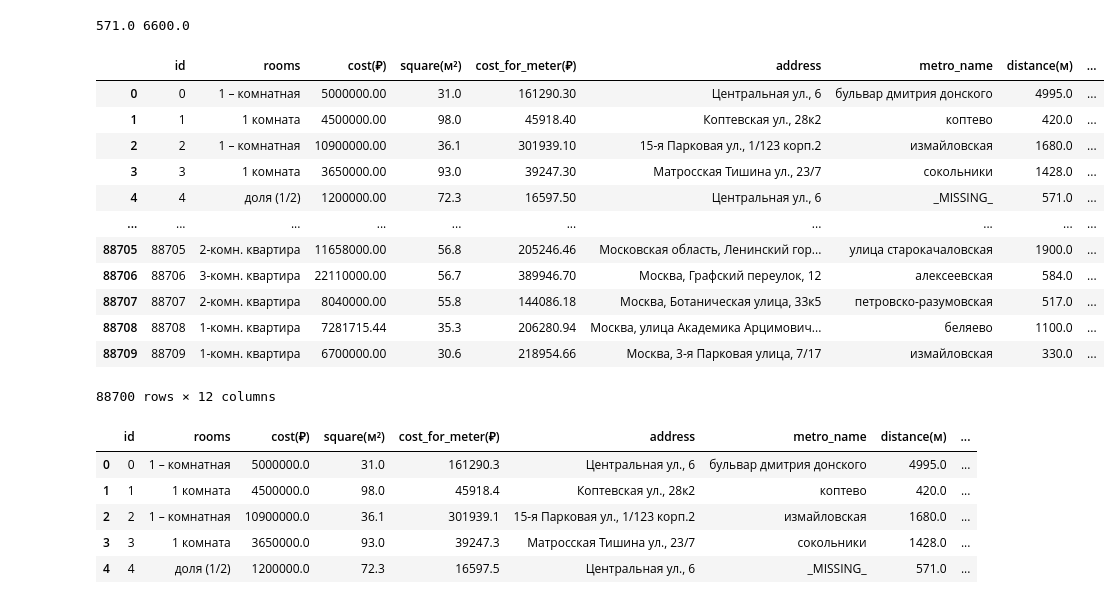
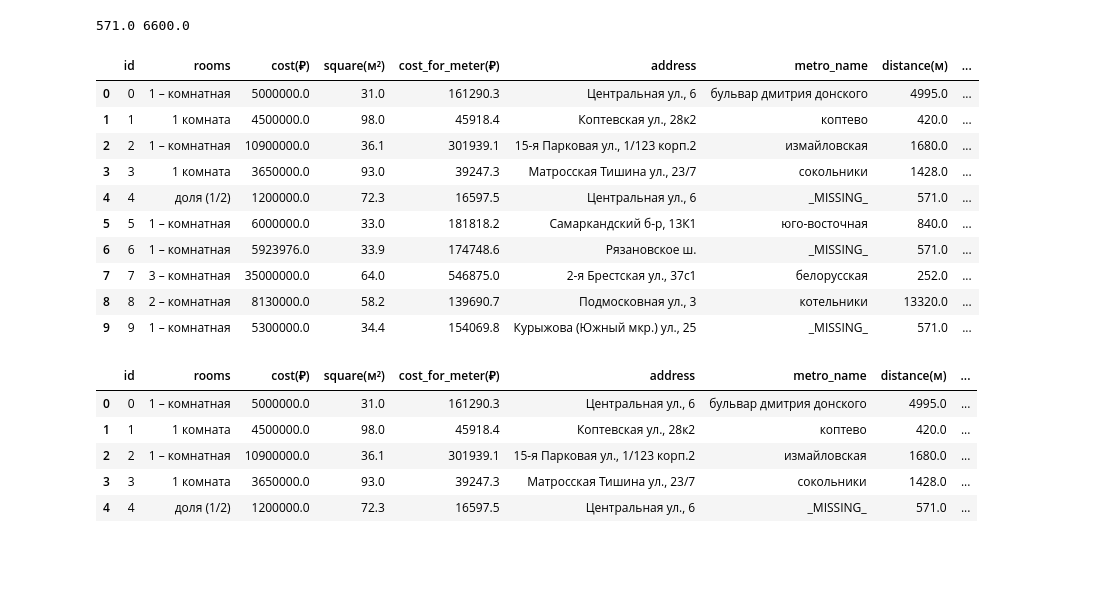
Before and after one commit to Gabuchev/Apartments-in-Moscow---The-simplest-recommendation-system, a Jupyter notebook: Rec.Sys.ipynb, the cells around one changed output. Saved outputs shown, nothing was run; the diff lists cells and outputs as text; code cells hidden in the pictures; blank space fills up the shorter version.

```diff
--- a/Rec.Sys.ipynb
+++ b/Rec.Sys.ipynb
@@ -479,21 +479,19 @@ print (mean_distance, mean_center_distance )
 df["distance(м)"]=df['distance(м)'].mask(df['distance(м)'] == 0,mean_distance)
 df["center_distance/m"]=df["center_distance/m"].mask(df["center_distance/m"] == 0,mean_center_distance)
 # %%
-df.head(-5)
+df.head(10)
 # %% [output]
 |  | id | rooms | cost(₽) | square(м²) | cost_for_meter(₽) | address | metro_name | distance(м) | ... |
-| 0 | 0 | 1 – комнатная | 5000000.00 | 31.0 | 161290.30 | Центральная ул., 6 | бульвар дмитрия донского | 4995.0 | ... |
-| 1 | 1 | 1 комната | 4500000.00 | 98.0 | 45918.40 | Коптевская ул., 28к2 | коптево | 420.0 | ... |
-| 2 | 2 | 1 – комнатная | 10900000.00 | 36.1 | 301939.10 | 15-я Парковая ул., 1/123 корп.2 | измайловская | 1680.0 | ... |
-| 3 | 3 | 1 комната | 3650000.00 | 93.0 | 39247.30 | Матросская Тишина ул., 23/7 | сокольники | 1428.0 | ... |
-| 4 | 4 | доля (1/2) | 1200000.00 | 72.3 | 16597.50 | Центральная ул., 6 | _MISSING_ | 571.0 | ... |
-| ... | ... | ... | ... | ... | ... | ... | ... | ... | ... |
-| 88705 | 88705 | 2-комн. квартира | 11658000.00 | 56.8 | 205246.46 | Московская область, Ленинский гор... | улица старокачаловская | 1900.0 | ... |
-| 88706 | 88706 | 3-комн. квартира | 22110000.00 | 56.7 | 389946.70 | Москва, Графский переулок, 12 | алексеевская | 584.0 | ... |
-| 88707 | 88707 | 2-комн. квартира | 8040000.00 | 55.8 | 144086.18 | Москва, Ботаническая улица, 33к5 | петровско-разумовская | 517.0 | ... |
-| 88708 | 88708 | 1-комн. квартира | 7281715.44 | 35.3 | 206280.94 | Москва, улица Академика Арцимович... | беляево | 1100.0 | ... |
-| 88709 | 88709 | 1-комн. квартира | 6700000.00 | 30.6 | 218954.66 | Москва, 3-я Парковая улица, 7/17 | измайловская | 330.0 | ... |
+| 0 | 0 | 1 – комнатная | 5000000.0 | 31.0 | 161290.3 | Центральная ул., 6 | бульвар дмитрия донского | 4995.0 | ... |
+| 1 | 1 | 1 комната | 4500000.0 | 98.0 | 45918.4 | Коптевская ул., 28к2 | коптево | 420.0 | ... |
+| 2 | 2 | 1 – комнатная | 10900000.0 | 36.1 | 301939.1 | 15-я Парковая ул., 1/123 корп.2 | измайловская | 1680.0 | ... |
+| 3 | 3 | 1 комната | 3650000.0 | 93.0 | 39247.3 | Матросская Тишина ул., 23/7 | сокольники | 1428.0 | ... |
+| 4 | 4 | доля (1/2) | 1200000.0 | 72.3 | 16597.5 | Центральная ул., 6 | _MISSING_ | 571.0 | ... |
+| 5 | 5 | 1 – комнатная | 6000000.0 | 33.0 | 181818.2 | Самаркандский б-р, 13К1 | юго-восточная | 840.0 | ... |
+| 6 | 6 | 1 – комнатная | 5923976.0 | 33.9 | 174748.6 | Рязановское ш. | _MISSING_ | 571.0 | ... |
+| 7 | 7 | 3 – комнатная | 35000000.0 | 64.0 | 546875.0 | 2-я Брестская ул., 37с1 | белорусская | 252.0 | ... |
+| 8 | 8 | 2 – комнатная | 8130000.0 | 58.2 | 139690.7 | Подмосковная ул., 3 | котельники | 13320.0 | ... |
+| 9 | 9 | 1 – комнатная | 5300000.0 | 34.4 | 154069.8 | Курыжова (Южный мкр.) ул., 25 | _MISSING_ | 571.0 | ... |
-88700 rows × 12 columns
 # %%
 df.to_csv(r'C:\Users\Daniel\project university\Выпускная работа\Сlean.csv',index=False)
 df.head(5)
```
Also changed, not shown: parts of 17 cells of this notebook.
